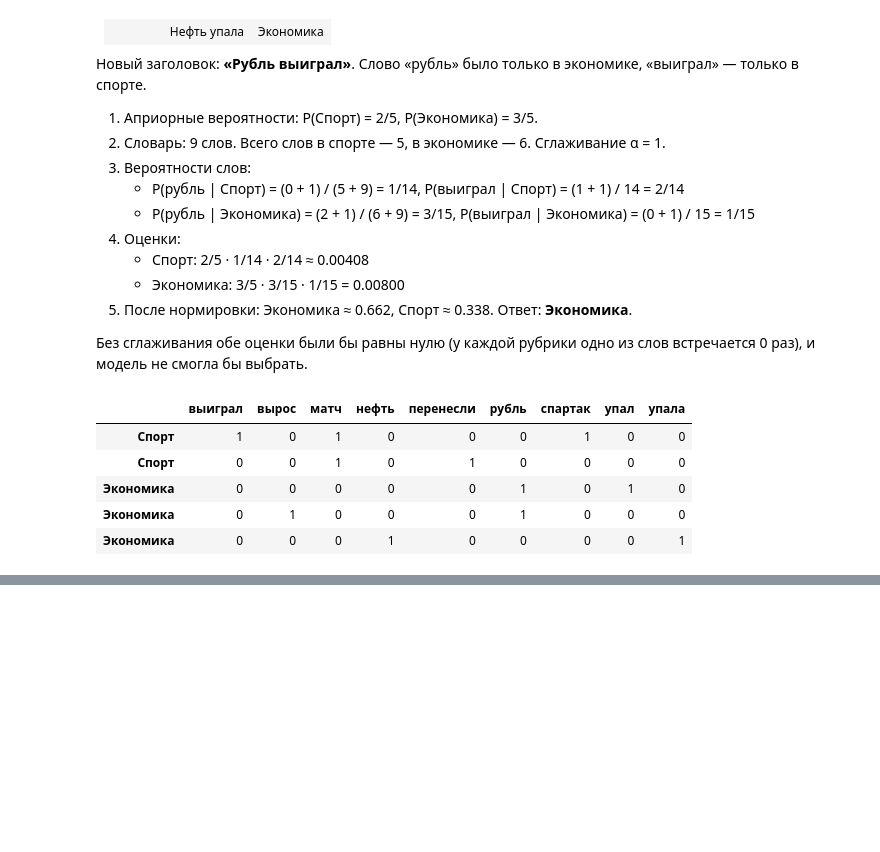
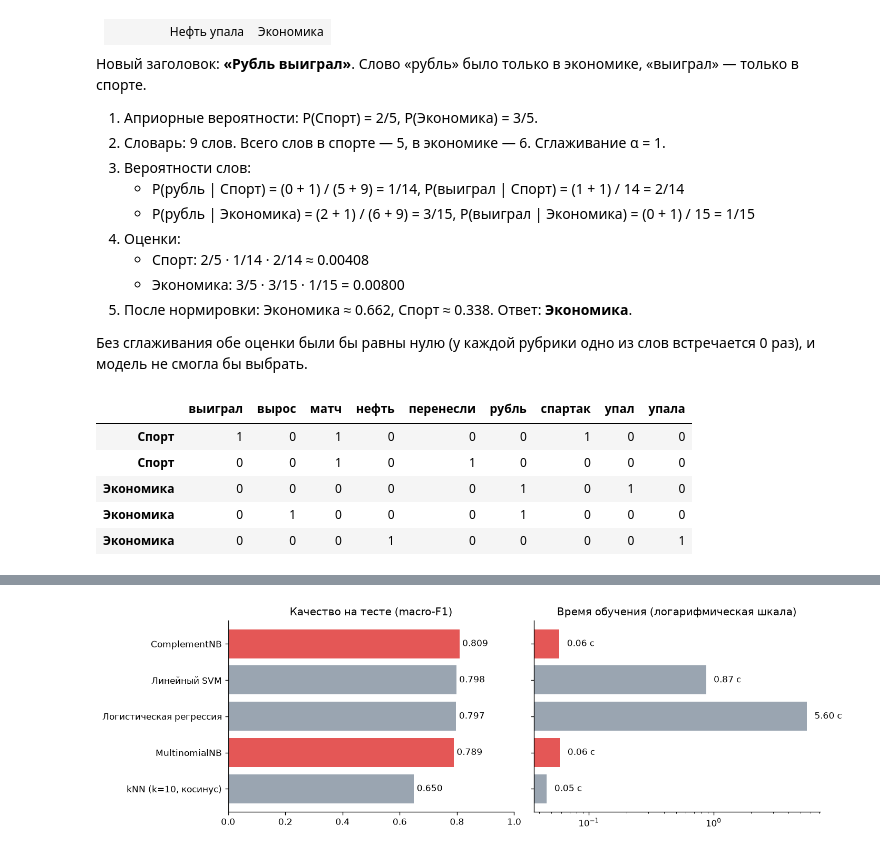
Before and after one commit to Graukern/ml-basics-naive-bayes, a Jupyter notebook: src/naive_bayes.ipynb, the cells around one changed output, grey strips where cells are left out. Saved outputs shown, nothing was run; the diff lists cells and outputs as text; code cells hidden in the pictures; blank space fills up the shorter version.

```diff
--- a/src/naive_bayes.ipynb
+++ b/src/naive_bayes.ipynb
@@ -317,0 +368,25 @@ sklearn: {np.str_('Спорт'): np.float64(0.338), np.str_('Экономика'
+# %%
+order = results.index[::-1]
+colors = ["#E45756" if "NB" in m else "#9AA5B1" for m in order]
+
+fig, axes = plt.subplots(1, 2, figsize=(12, 3.8), sharey=True)
+
+f1 = results.loc[order, "macro-F1"]
+axes[0].barh(order, f1, color=colors)
+for i, v in enumerate(f1):
+    axes[0].text(v + 0.01, i, f"{v:.3f}", va="center")
+axes[0].set_xlim(0, 1)
+axes[0].set_title("Качество на тесте (macro-F1)")
+
+t_fit = results.loc[order, "обучение, с"]
+axes[1].barh(order, t_fit, color=colors)
+for i, v in enumerate(t_fit):
+    axes[1].text(v * 1.15, i, f"{v:.2f} с", va="center")
+axes[1].set_xscale("log")
+axes[1].set_title("Время обучения (логарифмическая шкала)")
+
+fig.tight_layout()
+fig.savefig(FIG_DIR / "02_models.png", bbox_inches="tight")
+plt.show()
+# %% [output]
+[figure, added]
```
Also changed, not shown: parts of 4 cells of this notebook.
